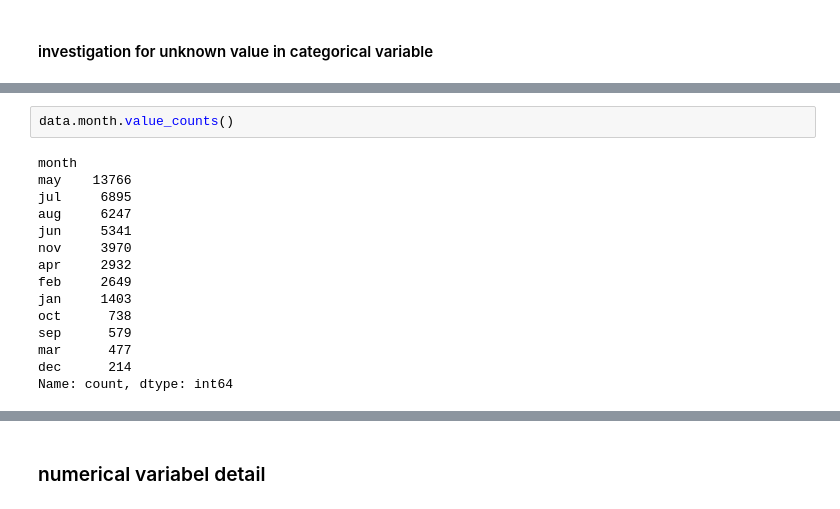
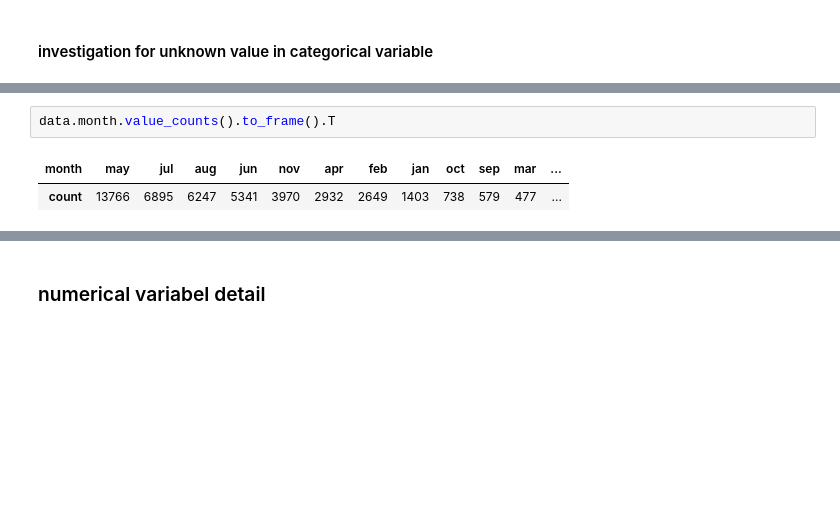
Before and after one commit to bagusatya08/Term-Deposit-Potential-Customer-Prediction, a Jupyter notebook: stage-1/eda-insight-visualization.ipynb, the cells around one changed output, grey strips where cells are left out. Saved outputs shown, nothing was run; the diff lists cells and outputs as text; blank space fills up the shorter version.

```diff
--- a/stage-1/eda-insight-visualization.ipynb
+++ b/stage-1/eda-insight-visualization.ipynb
@@ -174,17 +132,5 @@ Name: count, dtype: int64
 # %%
-data.month.value_counts()
+data.month.value_counts().to_frame().T
 # %% [output]
-month
-may    13766
-jul     6895
-aug     6247
-jun     5341
-nov     3970
-apr     2932
-feb     2649
-jan     1403
-oct      738
-sep      579
-mar      477
-dec      214
-Name: count, dtype: int64
+| month | may | jul | aug | jun | nov | apr | feb | jan | oct | sep | mar | ... |
+| count | 13766 | 6895 | 6247 | 5341 | 3970 | 2932 | 2649 | 1403 | 738 | 579 | 477 | ... |
```
Also changed, not shown: parts of 33 cells of this notebook.
